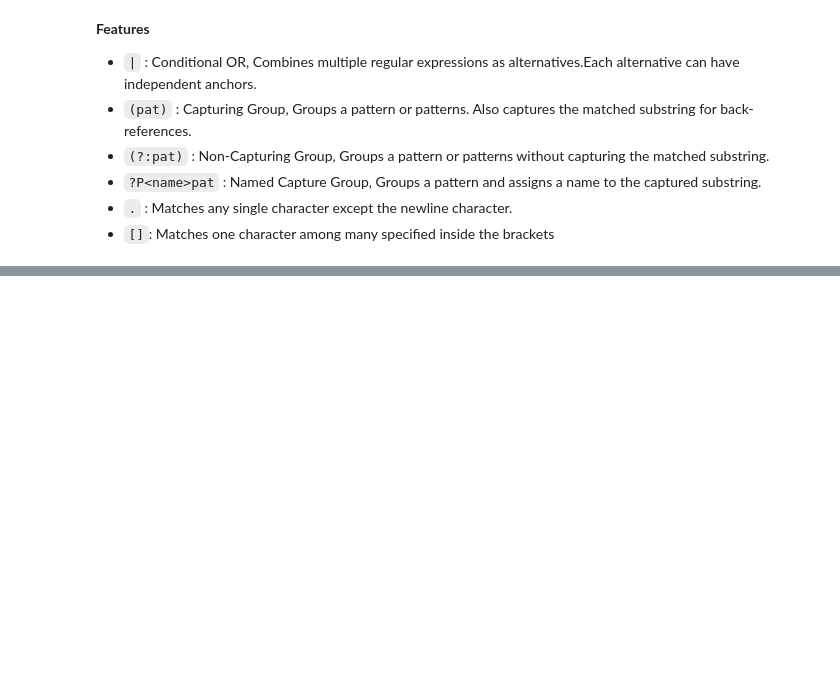
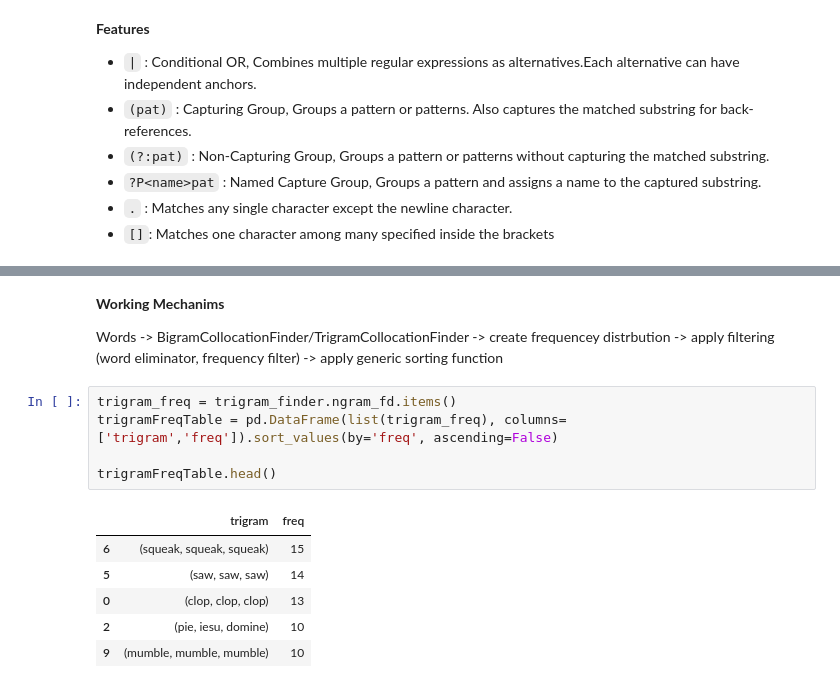
Before and after one commit to R4j4n/Semester2, a Jupyter notebook: 2304/midtermpreparation.ipynb, the cells around one changed output, grey strips where cells are left out. Saved outputs shown, nothing was run; the diff lists cells and outputs as text; blank space fills up the shorter version.

```diff
--- a/2304/midtermpreparation.ipynb
+++ b/2304/midtermpreparation.ipynb
@@ -128,0 +826,16 @@ None
+# %% [markdown]
+**Working Mechanims**
+
+Words -> BigramCollocationFinder/TrigramCollocationFinder -> create frequencey distrbution -> apply filtering (word eliminator, frequency filter) -> apply generic sorting function
+# %%
+trigram_freq = trigram_finder.ngram_fd.items()
+trigramFreqTable = pd.DataFrame(list(trigram_freq), columns=['trigram','freq']).sort_values(by='freq', ascending=False)
+
+trigramFreqTable.head()
+# %% [output]
+|  | trigram | freq |
+| 6 | (squeak, squeak, squeak) | 15 |
+| 5 | (saw, saw, saw) | 14 |
+| 0 | (clop, clop, clop) | 13 |
+| 2 | (pie, iesu, domine) | 10 |
+| 9 | (mumble, mumble, mumble) | 10 |
```
Also changed, not shown: parts of 58 cells of this notebook, 11 other files.
